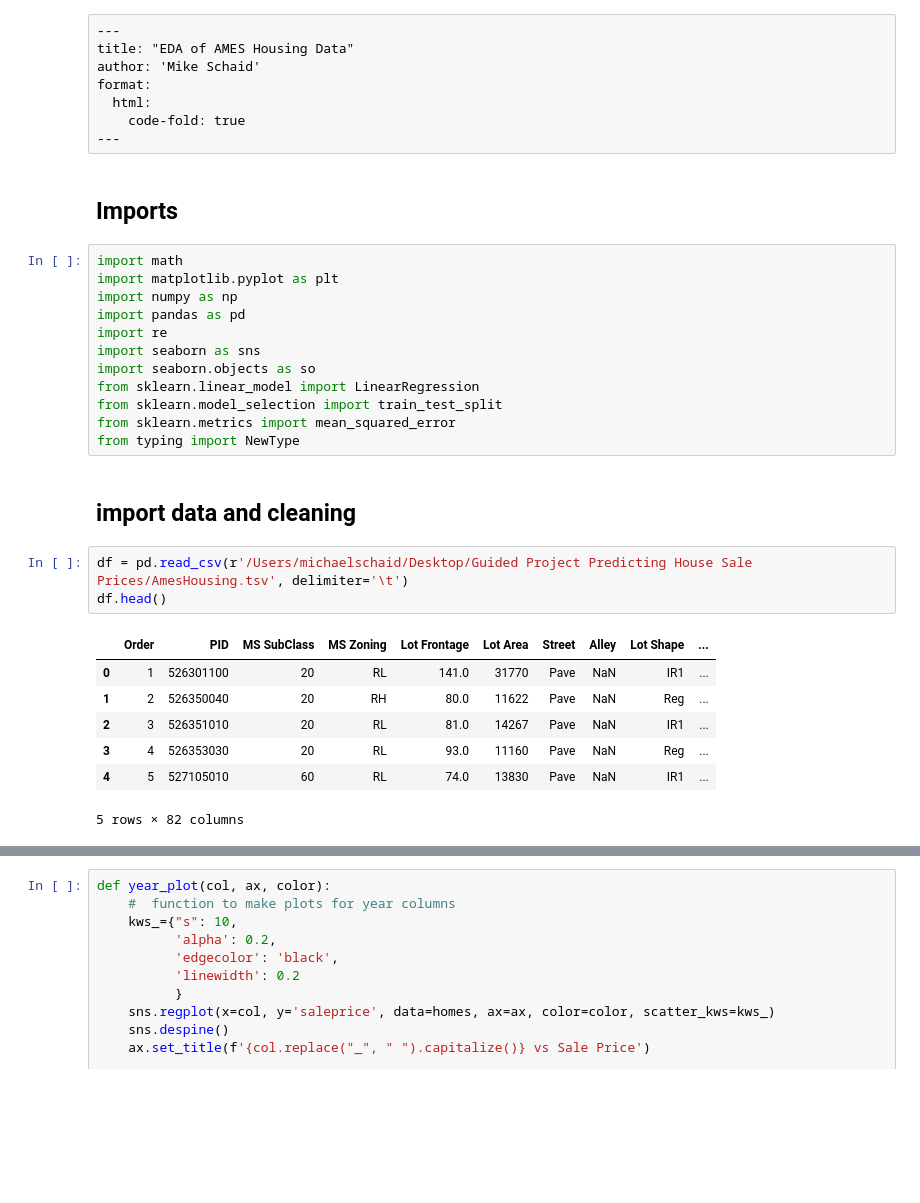
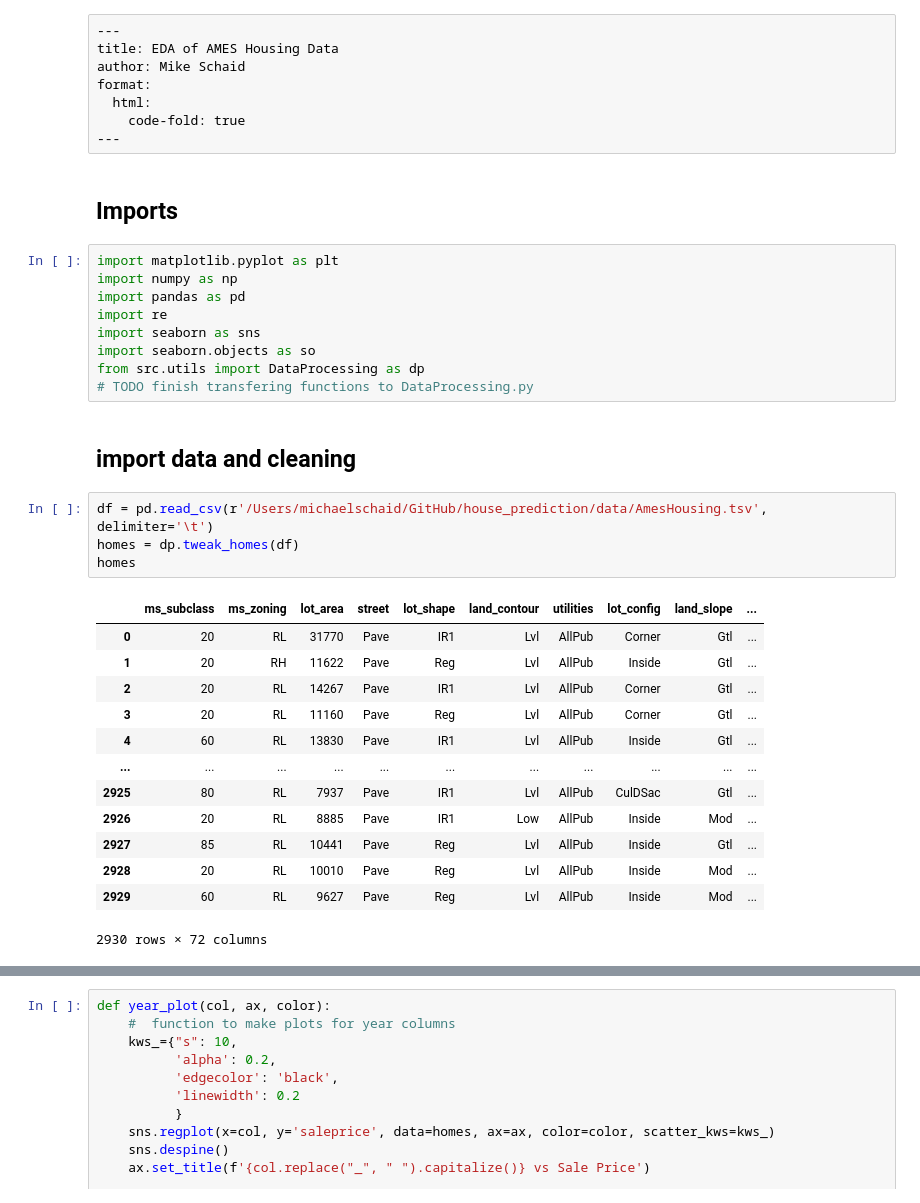
Before and after one commit to Mschaid/house_prediction, a Jupyter notebook: notebooks/house_EDA_modeling.ipynb, the cells around one changed output, grey strips where cells are left out. Cells and saved outputs as stored; diff of their text form; blank space fills up the shorter version.

```diff
--- a/notebooks/house_EDA_modeling.ipynb
+++ b/notebooks/house_EDA_modeling.ipynb
@@ -1,7 +1,7 @@
 # %% [raw]
 ---
-title: "EDA of AMES Housing Data"
-author: 'Mike Schaid'
+title: EDA of AMES Housing Data
+author: Mike Schaid
 format:
   html:
     code-fold: true
@@ -9,27 +9,31 @@ format:
 # %% [markdown]
 ## Imports
 # %%
-import math
 import matplotlib.pyplot as plt
 import numpy as np
 import pandas as pd
 import re
 import seaborn as sns
 import seaborn.objects as so
-from sklearn.linear_model import LinearRegression
-from sklearn.model_selection import train_test_split
-from sklearn.metrics import mean_squared_error
-from typing import NewType
+from src.utils import DataProcessing as dp
+# TODO finish transfering functions to DataProcessing.py
 # %% [markdown]
 ## import data and cleaning
 # %%
-df = pd.read_csv(r'/Users/michaelschaid/Desktop/Guided Project Predicting House Sale Prices/AmesHousing.tsv', delimiter='\t')
-df.head()
+df = pd.read_csv(r'/Users/michaelschaid/GitHub/house_prediction/data/AmesHousing.tsv', delimiter='\t')
+homes = dp.tweak_homes(df)
+homes
 # %% [output]
-|  | Order | PID | MS SubClass | MS Zoning | Lot Frontage | Lot Area | Street | Alley | Lot Shape | ... |
-| 0 | 1 | 526301100 | 20 | RL | 141.0 | 31770 | Pave | NaN | IR1 | ... |
-| 1 | 2 | 526350040 | 20 | RH | 80.0 | 11622 | Pave | NaN | Reg | ... |
-| 2 | 3 | 526351010 | 20 | RL | 81.0 | 14267 | Pave | NaN | IR1 | ... |
-| 3 | 4 | 526353030 | 20 | RL | 93.0 | 11160 | Pave | NaN | Reg | ... |
-| 4 | 5 | 527105010 | 60 | RL | 74.0 | 13830 | Pave | NaN | IR1 | ... |
+|  | ms_subclass | ms_zoning | lot_area | street | lot_shape | land_contour | utilities | lot_config | land_slope | ... |
+| 0 | 20 | RL | 31770 | Pave | IR1 | Lvl | AllPub | Corner | Gtl | ... |
+| 1 | 20 | RH | 11622 | Pave | Reg | Lvl | AllPub | Inside | Gtl | ... |
+| 2 | 20 | RL | 14267 | Pave | IR1 | Lvl | AllPub | Corner | Gtl | ... |
+| 3 | 20 | RL | 11160 | Pave | Reg | Lvl | AllPub | Corner | Gtl | ... |
+| 4 | 60 | RL | 13830 | Pave | IR1 | Lvl | AllPub | Inside | Gtl | ... |
+| ... | ... | ... | ... | ... | ... | ... | ... | ... | ... | ... |
+| 2925 | 80 | RL | 7937 | Pave | IR1 | Lvl | AllPub | CulDSac | Gtl | ... |
+| 2926 | 20 | RL | 8885 | Pave | IR1 | Low | AllPub | Inside | Mod | ... |
+| 2927 | 85 | RL | 10441 | Pave | Reg | Lvl | AllPub | Inside | Gtl | ... |
+| 2928 | 20 | RL | 10010 | Pave | Reg | Lvl | AllPub | Inside | Mod | ... |
+| 2929 | 60 | RL | 9627 | Pave | Reg | Lvl | AllPub | Inside | Mod | ... |
-5 rows × 82 columns
+2930 rows × 72 columns
```
Also changed, not shown: parts of 19 cells of this notebook, 12 other files.
